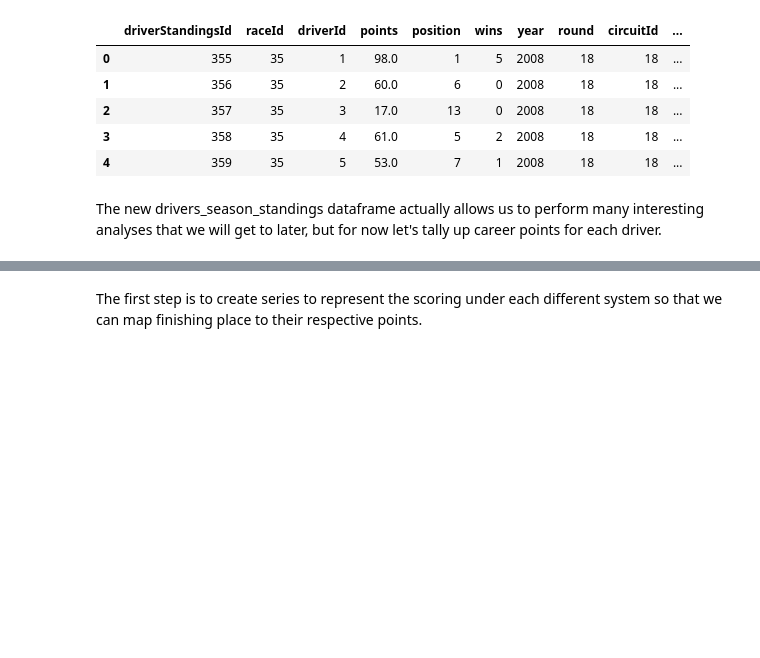
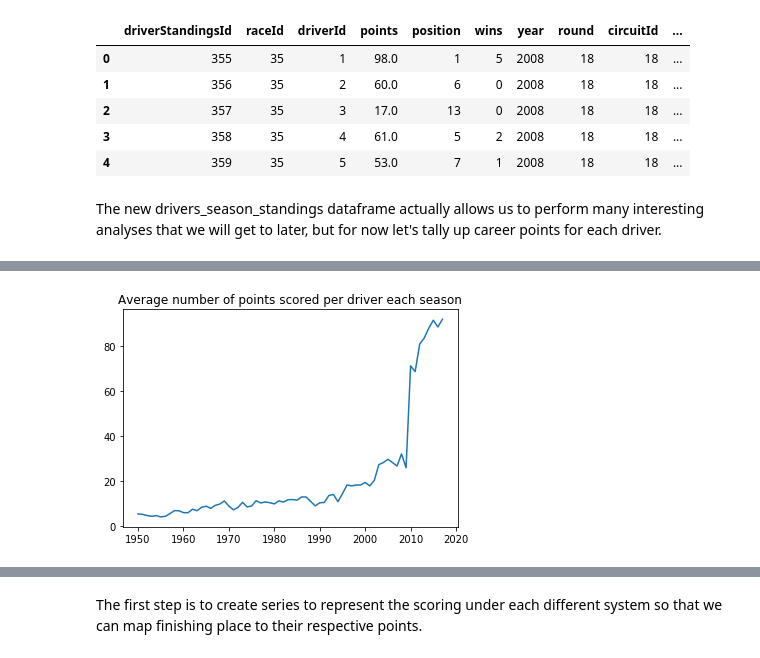
Before and after one commit to mroc170/mroc170.github.io, a Jupyter notebook: index.ipynb, the cells around one changed output, grey strips where cells are left out. Drawn from its saved outputs; the diff is of its cells as text; code cells hidden in the pictures; blank space fills up the shorter version.

```diff
--- a/index.ipynb
+++ b/index.ipynb
@@ -404,0 +168,16 @@ ax = lifetime_points_df.plot.bar(x="Full Name", y="points");
+# %%
+#finding the average number of earned points by each driver each season
+#again this is an imperfect process because older seasons featured many one-off drivers
+#while nowadays drivers tend to be constand over the course of a season
+#so it helps to weed out drivers that participated in less than a full season of races
+#counting the number of races for each driver
+all_tallies = pd.DataFrame(results_df.groupby("driverId")['raced'].sum())
+#weeding out drivers
+all_tallies = all_tallies[all_tallies['raced'] >= 10]
+drivers_season_standings = drivers_season_standings.merge(all_tallies, on="driverId")
+# %%
+ppy = drivers_season_standings.groupby("year")["points"].mean()
+plt.plot(ppy)
+plt.title("Average number of points scored per driver each season");
+# %% [output]
+[figure, added]
```
Also changed, not shown: parts of 68 cells of this notebook, 1 other file.
